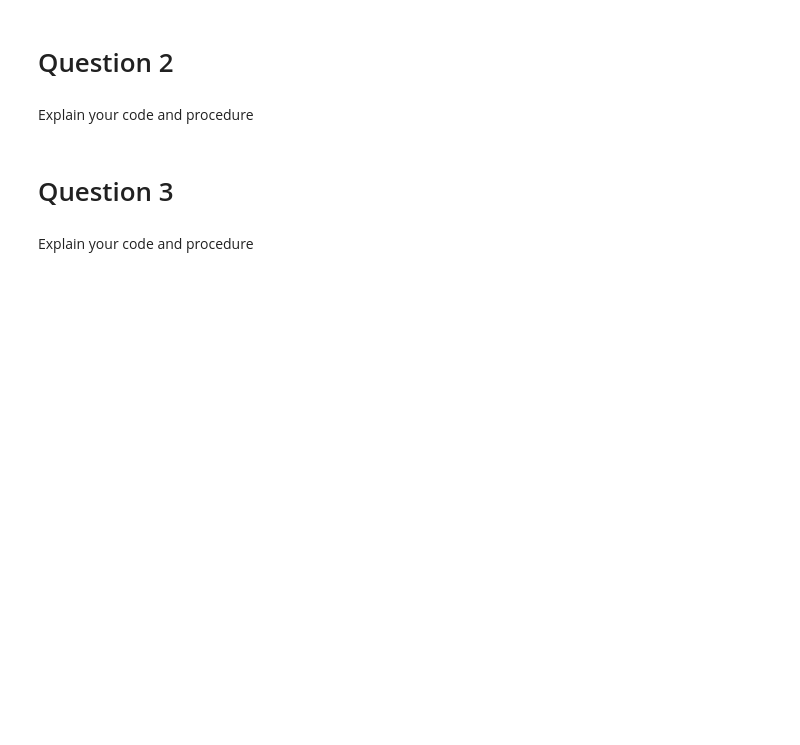
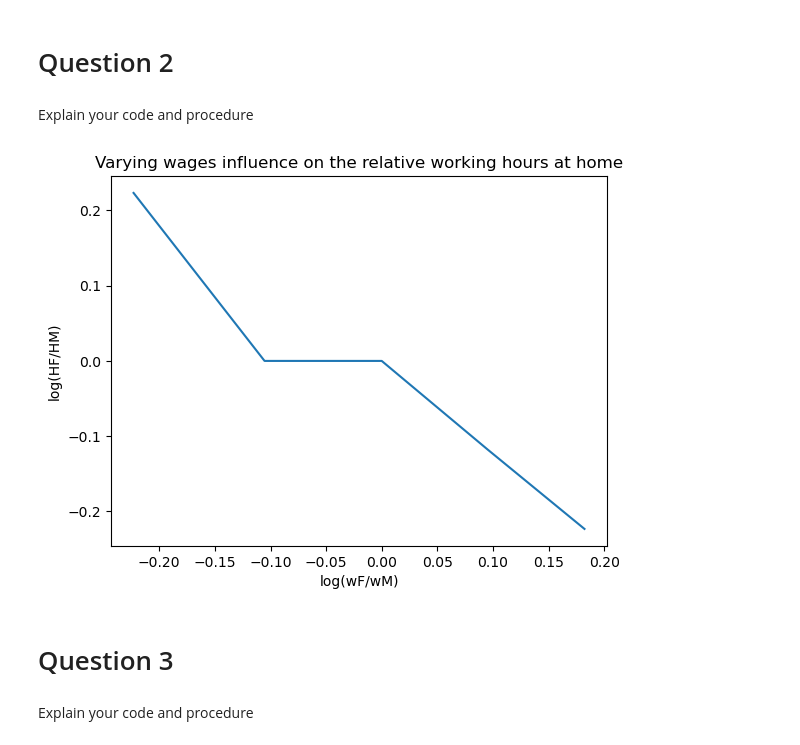
Before and after one commit to julieroddik/projects-2023-mej, a Jupyter notebook: inauguralproject/inauguralproject.ipynb, the cells around one changed output. Drawn from its saved outputs; the diff is of its cells as text; code cells hidden in the pictures; blank space fills up the shorter version.

```diff
--- a/inauguralproject/inauguralproject.ipynb
+++ b/inauguralproject/inauguralproject.ipynb
@@ -49,0 +65,19 @@ print("Result:", result)
+# %%
+# Model - LAVET AF MC
+
+model = inauguralproject.HouseholdSpecializationModelClass()
+
+# first we define a list for alpha and sigma in the range that we want to examine
+
+alpha_list = [0.25, 0.50, 0.75]
+sigma_list = [0.5,1.0,1.5]
+# Using the list of values we create a loop such that we test for all values of alpha and all values of sigma together.
+for alpha in alpha_list:
+    for sigma in sigma_list:
+        # Assigning the values of alpha and sigma to our model
+        model.par.alpha = alpha
+        model.par.sigma = sigma
+# Using our solve model for discrete time
+        opt = model.solve_discrete()
+# Printing the results
+        print(f'alpha = {alpha:.2f}, sigma = {sigma:.2f} -> HF/HM = {opt.HF:.2f}/{opt.HM:.2f} = {opt.HF/opt.HM:.2f}')
@@ -116,6 +160,32 @@ ax.plot(x_best,f_best,ls='',marker='s',label='best')
 ax.set_xlabel('x')
 ax.set_ylabel('f')
 ax.legend(loc='lower center',frameon=True);
+# %%
+# LAVET AF MC vi
+model = inauguralproject.HouseholdSpecializationModelClass()
+
+#Define the vector for the wage rates
+wf = model.par.wF_vec
+
+# We then create an empty list to store the results of the optimal labour supply
+q2_ratio = np.zeros_like(wf)
+
+# We create a loop over the wages and find the optimal labour supply for each wage
+for i, wage in enumerate(wf):
+    model.par.wF = wage
+    opt = model.solve_discrete()
+    ratio = opt.HF/opt.HM
+    q2_ratio[i] = ratio
+
+# Creating a plot of the results
+plt.plot(np.log(wf), np.log(q2_ratio))
+plt.xlabel("log(wF/wM)")
+plt.ylabel("log(HF/HM)")
+plt.title("Varying wages influence on the relative working hours at home")
+
+plt.show()
+# %% [output]
+[figure, added]
 # %% [markdown]
 # Question 3
 # %% [markdown]
```
Also changed, not shown: parts of 4 cells of this notebook.
